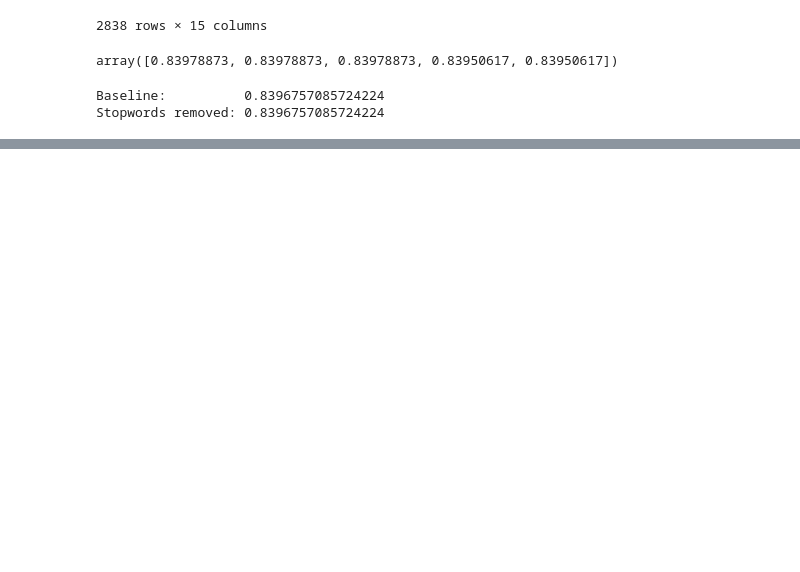
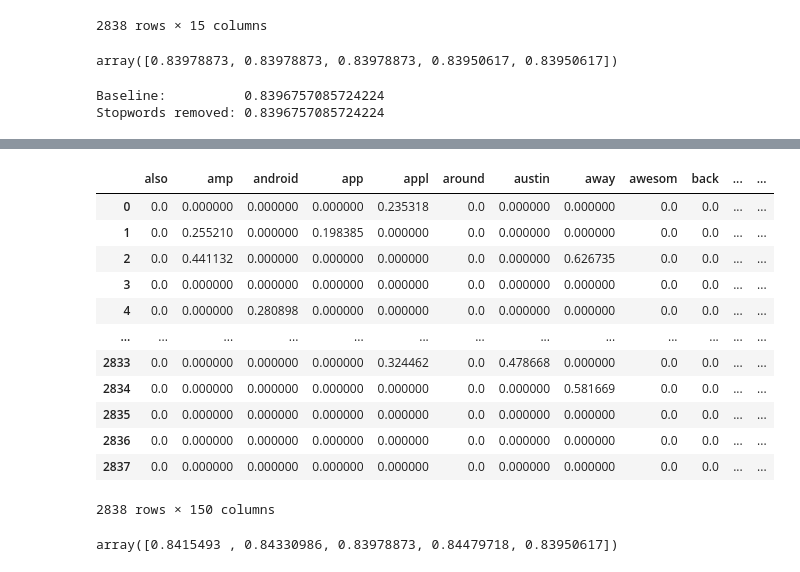
Before and after one commit to josh-g-grimes/Twitter-Sentiment-NLP, a Jupyter notebook: notebook.ipynb, the cells around one changed output, grey strips where cells are left out. Saved outputs shown, nothing was run; the diff lists cells and outputs as text; code cells hidden in the pictures; blank space fills up the shorter version.

```diff
--- a/notebook.ipynb
+++ b/notebook.ipynb
@@ -242,0 +294,32 @@ def stem_and_tokenize(document):
+# %%
+# Instantiate the vectorizer
+tfidf = TfidfVectorizer(
+    max_features=150,
+    stop_words=stemmed_stopwords,
+    tokenizer=stem_and_tokenize
+)
+
+# Fit the vectorizer on X_train["text"] and transform it
+X_train_vectorized = tfidf.fit_transform(X_train["tweet_text"])
+
+# Visually inspect the vectorized data
+pd.DataFrame.sparse.from_spmatrix(X_train_vectorized, columns=tfidf.get_feature_names_out())
+# %% [output]
+|  | also | amp | android | app | appl | around | austin | away | awesom | back | ... | ... |
+| 0 | 0.0 | 0.000000 | 0.000000 | 0.000000 | 0.235318 | 0.0 | 0.000000 | 0.000000 | 0.0 | 0.0 | ... | ... |
+| 1 | 0.0 | 0.255210 | 0.000000 | 0.198385 | 0.000000 | 0.0 | 0.000000 | 0.000000 | 0.0 | 0.0 | ... | ... |
+| 2 | 0.0 | 0.441132 | 0.000000 | 0.000000 | 0.000000 | 0.0 | 0.000000 | 0.626735 | 0.0 | 0.0 | ... | ... |
+| 3 | 0.0 | 0.000000 | 0.000000 | 0.000000 | 0.000000 | 0.0 | 0.000000 | 0.000000 | 0.0 | 0.0 | ... | ... |
+| 4 | 0.0 | 0.000000 | 0.280898 | 0.000000 | 0.000000 | 0.0 | 0.000000 | 0.000000 | 0.0 | 0.0 | ... | ... |
+| ... | ... | ... | ... | ... | ... | ... | ... | ... | ... | ... | ... | ... |
+| 2833 | 0.0 | 0.000000 | 0.000000 | 0.000000 | 0.324462 | 0.0 | 0.478668 | 0.000000 | 0.0 | 0.0 | ... | ... |
+| 2834 | 0.0 | 0.000000 | 0.000000 | 0.000000 | 0.000000 | 0.0 | 0.000000 | 0.581669 | 0.0 | 0.0 | ... | ... |
+| 2835 | 0.0 | 0.000000 | 0.000000 | 0.000000 | 0.000000 | 0.0 | 0.000000 | 0.000000 | 0.0 | 0.0 | ... | ... |
+| 2836 | 0.0 | 0.000000 | 0.000000 | 0.000000 | 0.000000 | 0.0 | 0.000000 | 0.000000 | 0.0 | 0.0 | ... | ... |
+| 2837 | 0.0 | 0.000000 | 0.000000 | 0.000000 | 0.000000 | 0.0 | 0.000000 | 0.000000 | 0.0 | 0.0 | ... | ... |
+2838 rows × 150 columns
+# %%
+increased_features_cv = cross_val_score(baseline_model, X_train_vectorized, y_train)
+increased_features_cv
+# %% [output]
+array([0.8415493 , 0.84330986, 0.83978873, 0.84479718, 0.83950617])
```
Also changed, not shown: parts of 8 cells of this notebook.
